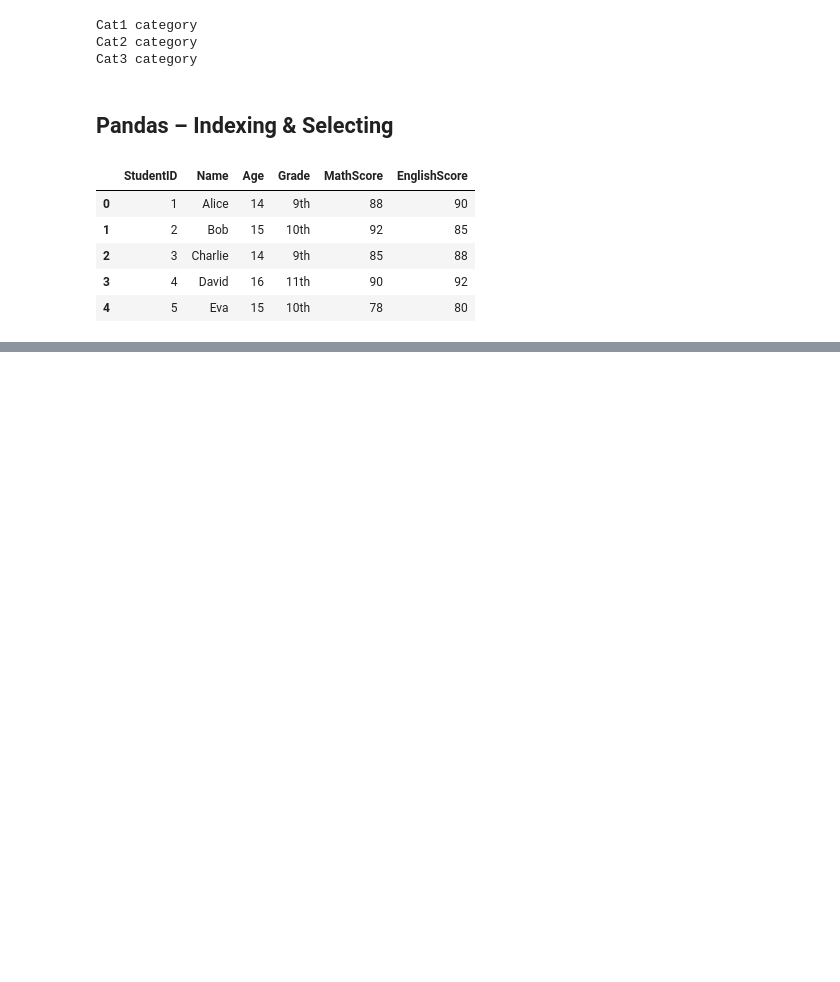
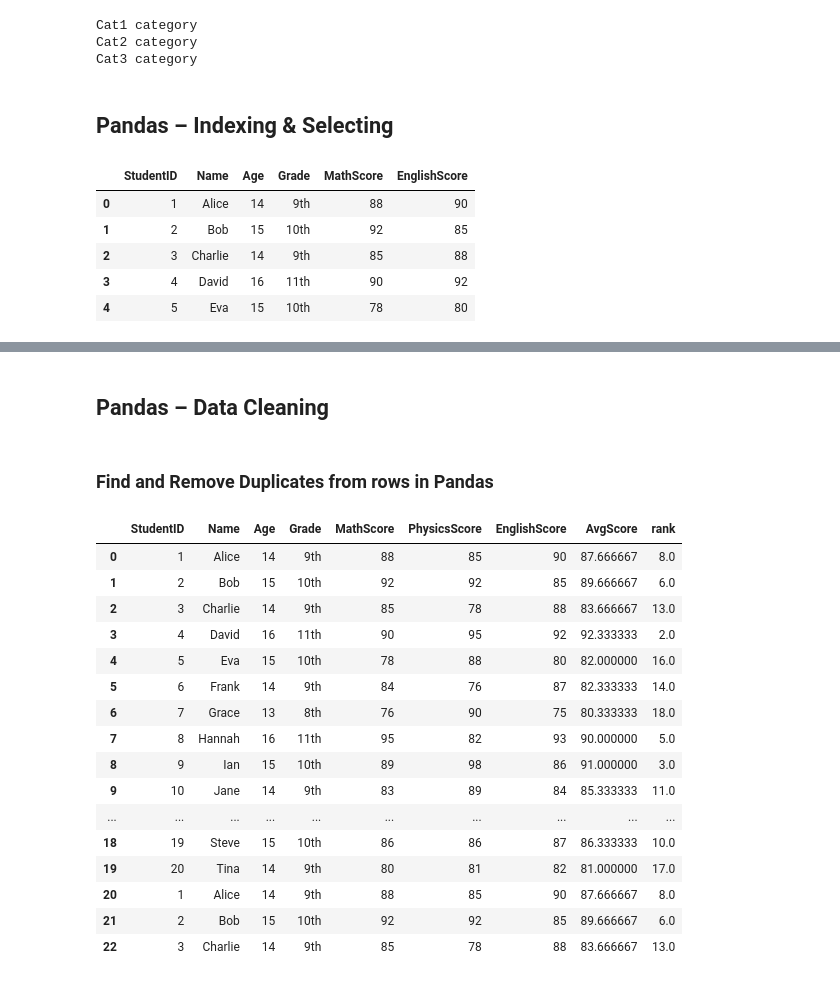
Before and after one commit to bvkiran8058/Data-Science, a Jupyter notebook: Pandas/Pandas advance.ipynb, the cells around one changed output, grey strips where cells are left out. Saved outputs shown, nothing was run; the diff lists cells and outputs as text; code cells hidden in the pictures; blank space fills up the shorter version.

```diff
--- a/Pandas/Pandas advance.ipynb
+++ b/Pandas/Pandas advance.ipynb
@@ -61,0 +278,35 @@ students.head()
+# %% [markdown]
+## Pandas – Data Cleaning
+# %% [markdown]
+### Find and Remove Duplicates from rows in Pandas
+# %%
+new_rows = {'StudentID': [1, 2, 3],
+        'Name': ['Alice', 'Bob', 'Charlie'],
+        'Age': [14, 15, 14],
+        'Grade': ['9th', '10th', '9th'],
+        'MathScore': [88, 92, 85],
+        'PhysicsScore': [85, 92, 78],
+        'EnglishScore': [90, 85, 88],
+        'AvgScore': [(85+88+90)/3, (92+92+85)/3, (85+78+88)/3],
+        'rank': [8.0, 6.0, 13.0]}
+df = pd.DataFrame(new_rows)
+students_dup = pd.concat([students, df], axis=0, ignore_index=True)
+students_dup
+# %% [output]
+|  | StudentID | Name | Age | Grade | MathScore | PhysicsScore | EnglishScore | AvgScore | rank |
+| 0 | 1 | Alice | 14 | 9th | 88 | 85 | 90 | 87.666667 | 8.0 |
+| 1 | 2 | Bob | 15 | 10th | 92 | 92 | 85 | 89.666667 | 6.0 |
+| 2 | 3 | Charlie | 14 | 9th | 85 | 78 | 88 | 83.666667 | 13.0 |
+| 3 | 4 | David | 16 | 11th | 90 | 95 | 92 | 92.333333 | 2.0 |
+| 4 | 5 | Eva | 15 | 10th | 78 | 88 | 80 | 82.000000 | 16.0 |
+| 5 | 6 | Frank | 14 | 9th | 84 | 76 | 87 | 82.333333 | 14.0 |
+| 6 | 7 | Grace | 13 | 8th | 76 | 90 | 75 | 80.333333 | 18.0 |
+| 7 | 8 | Hannah | 16 | 11th | 95 | 82 | 93 | 90.000000 | 5.0 |
+| 8 | 9 | Ian | 15 | 10th | 89 | 98 | 86 | 91.000000 | 3.0 |
+| 9 | 10 | Jane | 14 | 9th | 83 | 89 | 84 | 85.333333 | 11.0 |
+| ... | ... | ... | ... | ... | ... | ... | ... | ... | ... |
+| 18 | 19 | Steve | 15 | 10th | 86 | 86 | 87 | 86.333333 | 10.0 |
+| 19 | 20 | Tina | 14 | 9th | 80 | 81 | 82 | 81.000000 | 17.0 |
+| 20 | 1 | Alice | 14 | 9th | 88 | 85 | 90 | 87.666667 | 8.0 |
+| 21 | 2 | Bob | 15 | 10th | 92 | 92 | 85 | 89.666667 | 6.0 |
+| 22 | 3 | Charlie | 14 | 9th | 85 | 78 | 88 | 83.666667 | 13.0 |
```
Also changed, not shown: parts of 24 cells of this notebook.
